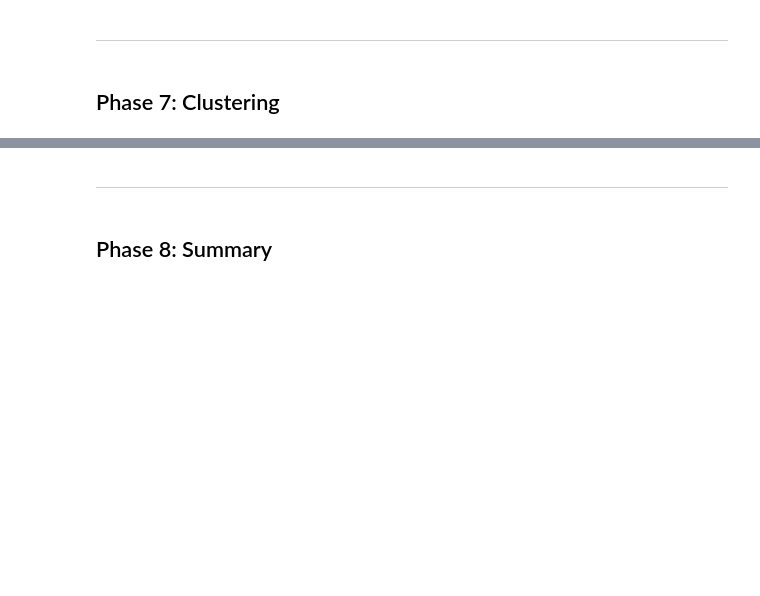
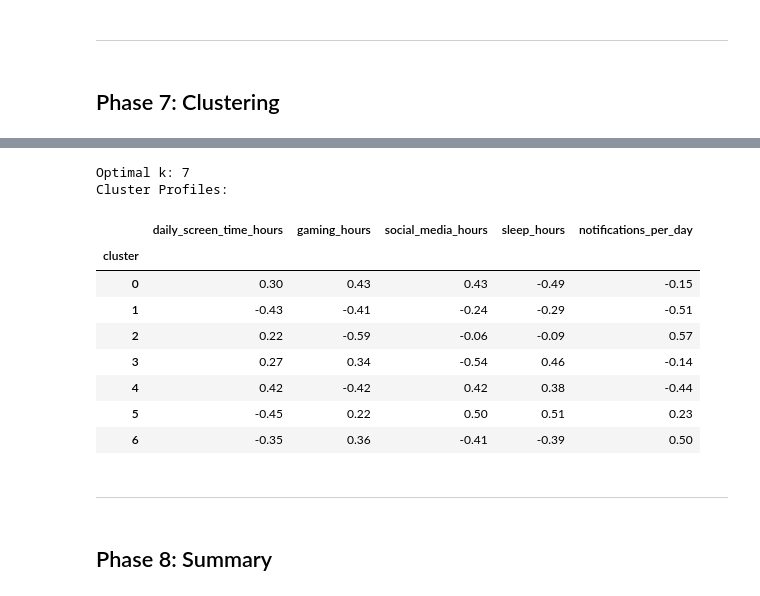
Before and after one commit to shamy-b/Smartphone-Addiction-Behavioral-Analysis, a Jupyter notebook: notebooks/analysis.ipynb, the cells around one changed output, grey strips where cells are left out. Saved outputs shown, nothing was run; the diff lists cells and outputs as text; code cells hidden in the pictures; blank space fills up the shorter version.

```diff
--- a/notebooks/analysis.ipynb
+++ b/notebooks/analysis.ipynb
@@ -67,5 +249,22 @@ k_range = range(2, 8)inertias = []silhouettes = []for k in k_range:    kmeans =
 # %%
-optimal_k = list(k_range)[np.argmax(silhouettes)]print(f'Optimal k: {optimal_k}')kmeans = KMeans(n_clusters=optimal_k, random_state=42, n_init=10)df['cluster'] = kmeans.fit_predict(X_cluster_scaled)print('Cluster Profiles:')df.groupby('cluster')[cluster_features].mean().round(2)
+optimal_k = list(k_range)[np.argmax(silhouettes)]
+print(f'Optimal k: {optimal_k}')
+kmeans = KMeans(n_clusters=optimal_k, random_state=42, n_init=10)
+df['cluster'] = kmeans.fit_predict(X_cluster_scaled)
+print('Cluster Profiles:')
+df.groupby('cluster')[cluster_features].mean().round(2)
+# %% [output]
+Optimal k: 7
+Cluster Profiles:
+|  | daily_screen_time_hours | gaming_hours | social_media_hours | sleep_hours | notifications_per_day |
+| cluster |  |  |  |  |  |
+| 0 | 0.30 | 0.43 | 0.43 | -0.49 | -0.15 |
+| 1 | -0.43 | -0.41 | -0.24 | -0.29 | -0.51 |
+| 2 | 0.22 | -0.59 | -0.06 | -0.09 | 0.57 |
+| 3 | 0.27 | 0.34 | -0.54 | 0.46 | -0.14 |
+| 4 | 0.42 | -0.42 | 0.42 | 0.38 | -0.44 |
+| 5 | -0.45 | 0.22 | 0.50 | 0.51 | 0.23 |
+| 6 | -0.35 | 0.36 | -0.41 | -0.39 | 0.50 |
 # %% [markdown]
 ---
 # %% [markdown]
```
Also changed, not shown: parts of 19 cells of this notebook.
